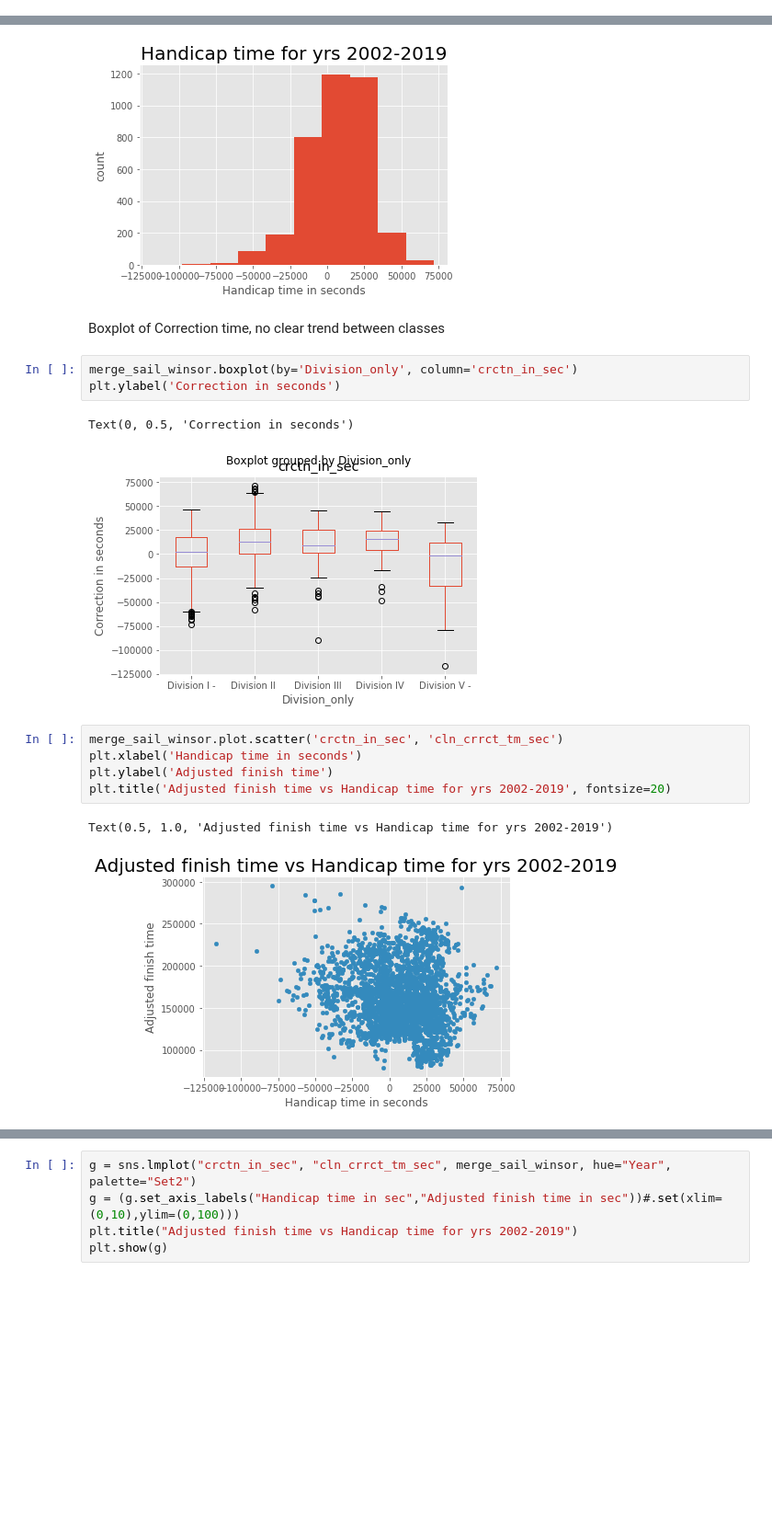
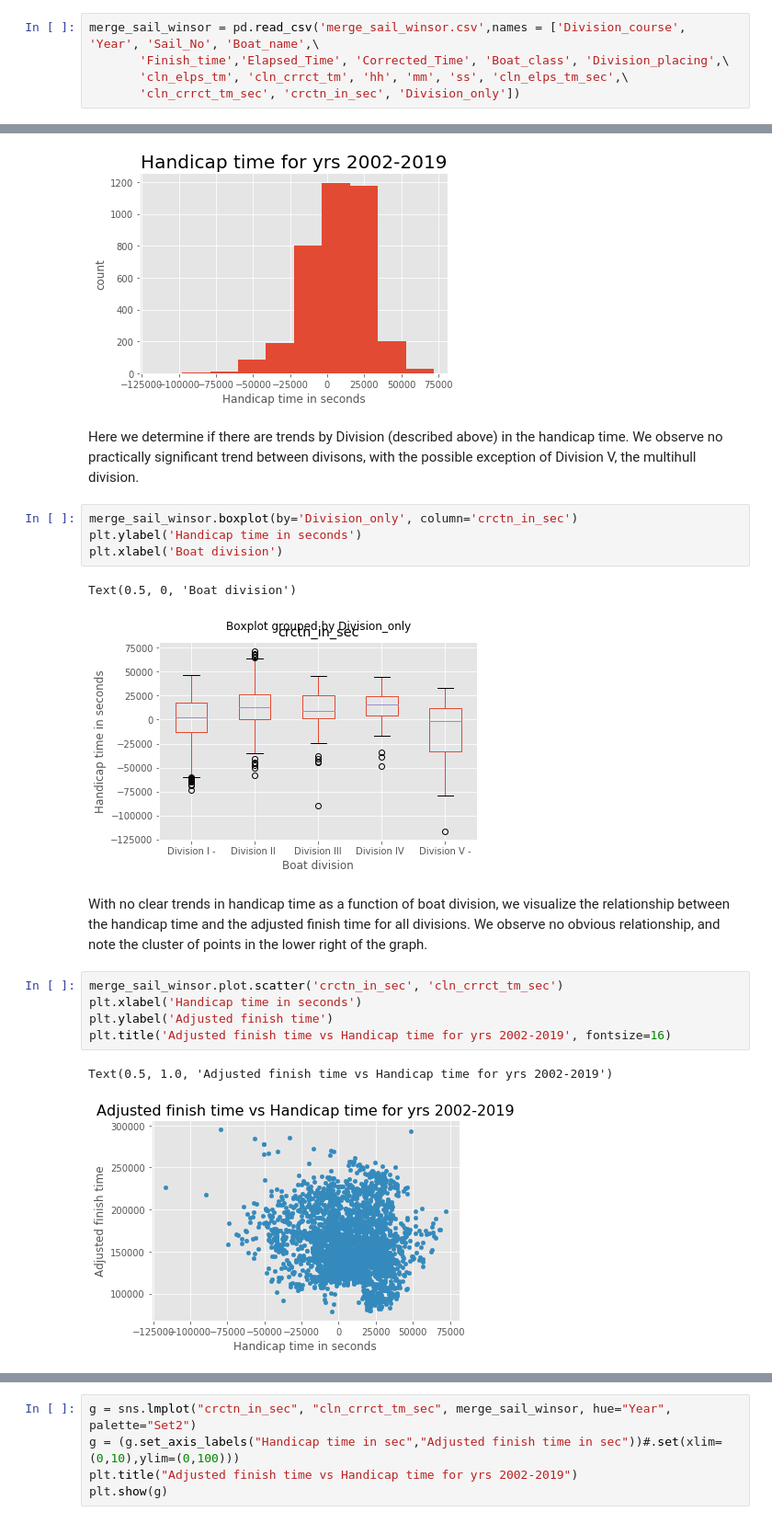
Before and after one commit to devens-mn/Devens_NYCDSA_Web_Scrape, a Jupyter notebook: Devens_NYCDSA_webscrape_v2.ipynb, the cells around one changed output, grey strips where cells are left out. Shown at 92% size. Saved outputs shown, nothing was run; the diff lists cells and outputs as text; blank space fills up the shorter version.

```diff
--- a/Devens_NYCDSA_webscrape_v2.ipynb
+++ b/Devens_NYCDSA_webscrape_v2.ipynb
@@ -183,0 +34,5 @@ Examine distribution of correction time
+# %%
+merge_sail_winsor = pd.read_csv('merge_sail_winsor.csv',names = ['Division_course', 'Year', 'Sail_No', 'Boat_name',\
+       'Finish_time','Elapsed_Time', 'Corrected_Time', 'Boat_class', 'Division_placing',\
+       'cln_elps_tm', 'cln_crrct_tm', 'hh', 'mm', 'ss', 'cln_elps_tm_sec',\
+       'cln_crrct_tm_sec', 'crctn_in_sec', 'Division_only'])
@@ -189,19 +51,22 @@ plt.title('Handicap time for yrs 2002-2019', fontsize=20)
 # %% [output]
 Text(0.5, 1.0, 'Handicap time for yrs 2002-2019')
 [figure]
-# %% [markdown]
-Boxplot of Correction time, no clear trend between classes
+# %% [markdown]
+Here we determine if there are trends by Division (described above) in the handicap time.  We observe no practically significant trend between divisons, with the possible exception of Division V, the multihull division.
 # %%
 merge_sail_winsor.boxplot(by='Division_only', column='crctn_in_sec')
-plt.ylabel('Correction in seconds')
+plt.ylabel('Handicap time in seconds')
+plt.xlabel('Boat division')
 # %% [output]
-Text(0, 0.5, 'Correction in seconds')
+Text(0.5, 0, 'Boat division')
-[figure, old version]
+[figure, new version]
+# %% [markdown]
+With no clear trends in handicap time as a function of boat division, we visualize the relationship between the handicap time and the adjusted finish time for all divisions. We observe no obvious relationship, and note the cluster of points in the lower right of the graph.
 # %%
 merge_sail_winsor.plot.scatter('crctn_in_sec', 'cln_crrct_tm_sec')
 plt.xlabel('Handicap time in seconds')
 plt.ylabel('Adjusted finish time')
-plt.title('Adjusted finish time vs Handicap time for yrs 2002-2019', fontsize=20)
+plt.title('Adjusted finish time vs Handicap time for yrs 2002-2019', fontsize=16)
 # %% [output]
 Text(0.5, 1.0, 'Adjusted finish time vs Handicap time for yrs 2002-2019')
-[figure, old version]
+[figure, new version]
```
Also changed, not shown: parts of 87 cells of this notebook.
